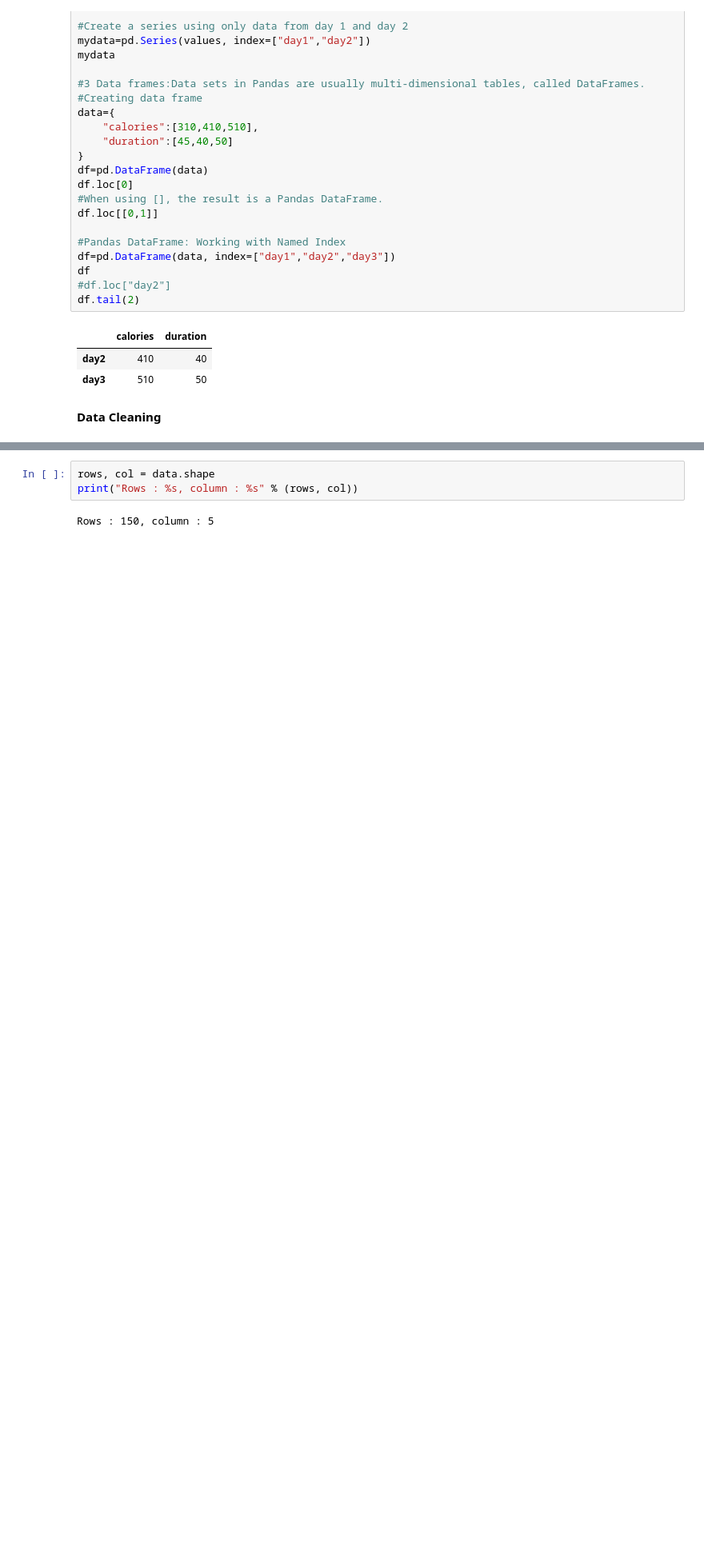
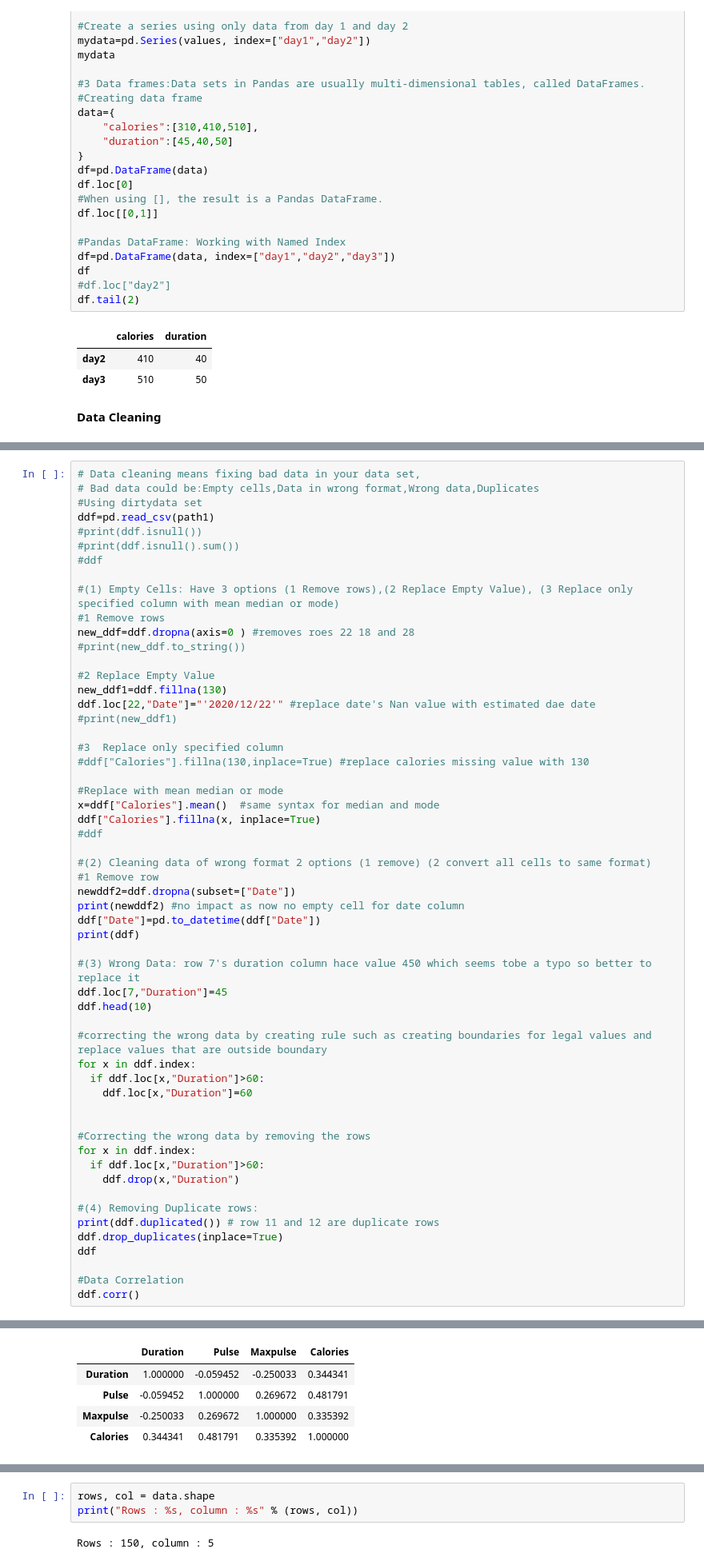
Before and after one commit to AyeshaAreej/Machine-Learning-Python-, a Jupyter notebook: PandasPractice.ipynb, the cells around one changed output, grey strips where cells are left out. Shown: that part at 80% size. Drawn from its saved outputs; the diff is of its cells as text; blank space fills up the shorter version.

Commit message:
Corrected bad data

```diff
--- a/PandasPractice.ipynb
+++ b/PandasPractice.ipynb
@@ -321,0 +294,57 @@ ddf=pd.read_csv(path1)
+# %%
+# Data cleaning means fixing bad data in your data set,
+# Bad data could be:Empty cells,Data in wrong format,Wrong data,Duplicates
+#Using dirtydata set
+ddf=pd.read_csv(path1)
+#print(ddf.isnull())
+#print(ddf.isnull().sum())
+#ddf
+
+#(1) Empty Cells: Have 3 options (1 Remove rows),(2 Replace Empty Value), (3 Replace only specified column with mean median or mode)
+#1 Remove rows
+new_ddf=ddf.dropna(axis=0 ) #removes roes 22 18 and 28
+#print(new_ddf.to_string())
+
+#2 Replace Empty Value
+new_ddf1=ddf.fillna(130)
+ddf.loc[22,"Date"]="'2020/12/22'" #replace date's Nan value with estimated dae date
+#print(new_ddf1)
+
+#3  Replace only specified column
+#ddf["Calories"].fillna(130,inplace=True) #replace calories missing value with 130
+
+#Replace with mean median or mode
+x=ddf["Calories"].mean()  #same syntax for median and mode
+ddf["Calories"].fillna(x, inplace=True)
+#ddf
+
+#(2) Cleaning data of wrong format 2 options (1 remove) (2 convert all cells to same format)
+#1 Remove row
+newddf2=ddf.dropna(subset=["Date"])
+print(newddf2) #no impact as now no empty cell for date column
+ddf["Date"]=pd.to_datetime(ddf["Date"])
+print(ddf)
+
+#(3) Wrong Data: row 7's duration column hace value 450 which seems tobe a typo so better to replace it
+ddf.loc[7,"Duration"]=45
+ddf.head(10)
+
+#correcting the wrong data by creating rule such as creating boundaries for legal values and replace values that are outside boundary
+for x in ddf.index:
+  if ddf.loc[x,"Duration"]>60:
+    ddf.loc[x,"Duration"]=60
+
+
+#Correcting the wrong data by removing the rows
+for x in ddf.index:
+  if ddf.loc[x,"Duration"]>60:
+    ddf.drop(x,"Duration")
+
+#(4) Removing Duplicate rows:
+print(ddf.duplicated()) # row 11 and 12 are duplicate rows
+ddf.drop_duplicates(inplace=True)
+ddf
+
+#Data Correlation
+ddf.corr()
+# %% [output]
@@ -322,2 +368,7 @@ ddf=pd.read_csv(path1)
+|  | Duration | Pulse | Maxpulse | Calories |
+| Duration | 1.000000 | -0.059452 | -0.250033 | 0.344341 |
+| Pulse | -0.059452 | 1.000000 | 0.269672 | 0.481791 |
+| Maxpulse | -0.250033 | 0.269672 | 1.000000 | 0.335392 |
+| Calories | 0.344341 | 0.481791 | 0.335392 | 1.000000 |
 # %%
 #Selecting species and plot columns from dataframe
```
Also changed, not shown: parts of 5 cells of this notebook.
